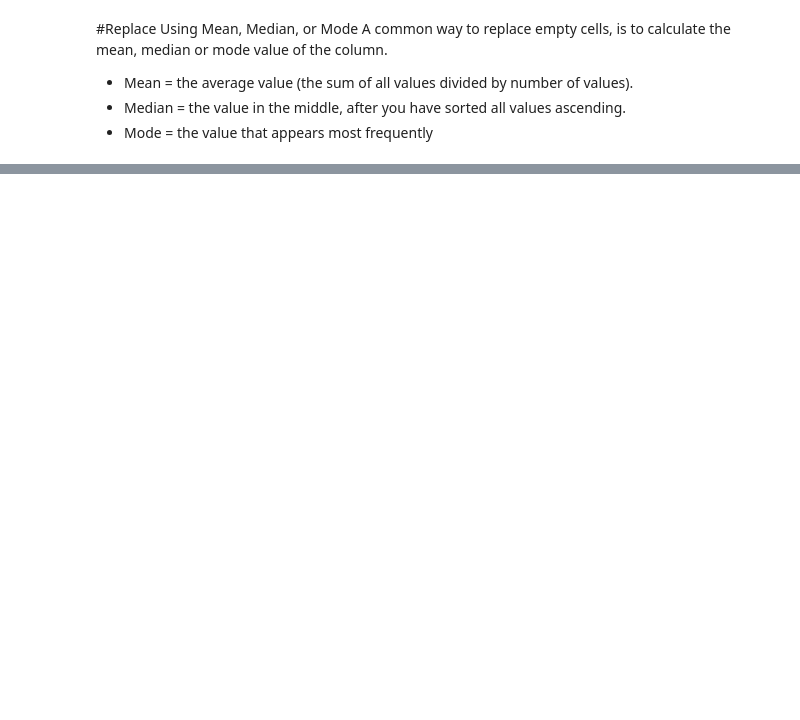
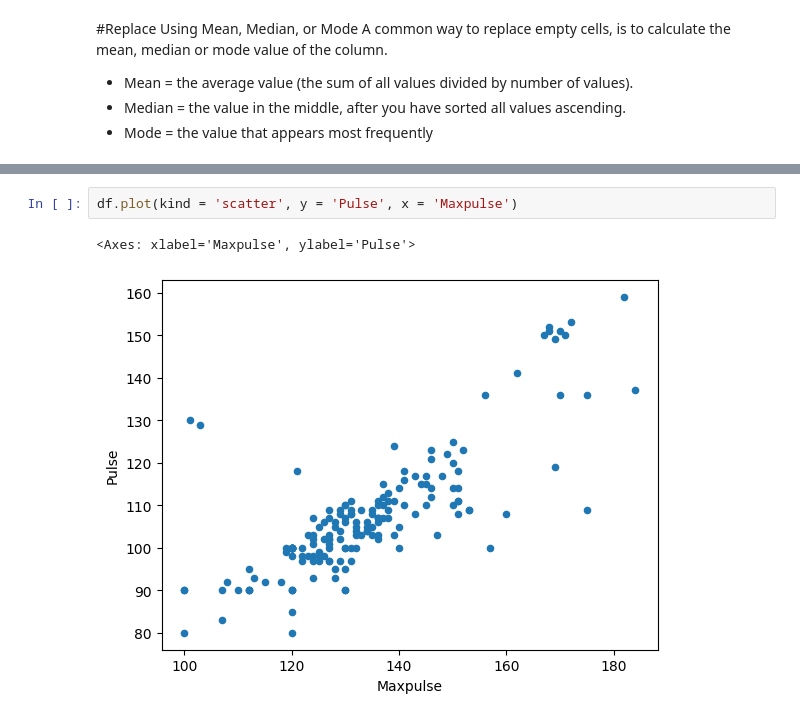
Before and after one commit to Abhinayarao/Machine-Learning, a Jupyter notebook: Pandas.ipynb, the cells around one changed output, grey strips where cells are left out. Cells and saved outputs as stored; diff of their text form; blank space fills up the shorter version.

```diff
--- a/Pandas.ipynb
+++ b/Pandas.ipynb
@@ -191,0 +345,5 @@ df.fillna({'Age':x}, inplace=True)
+# %%
+df.plot(kind = 'scatter', y = 'Pulse', x = 'Maxpulse')
+# %% [output]
+<Axes: xlabel='Maxpulse', ylabel='Pulse'>
+[figure, added]
```
Also changed, not shown: parts of 28 cells of this notebook.
